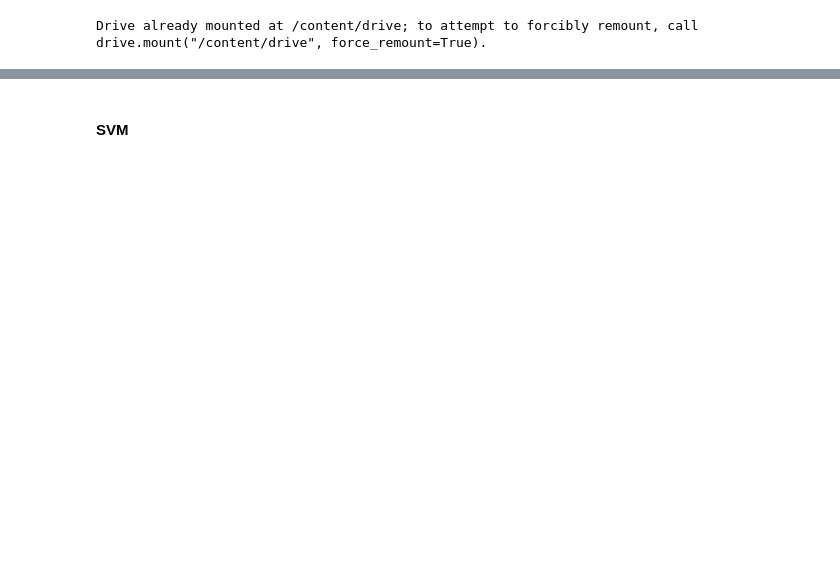
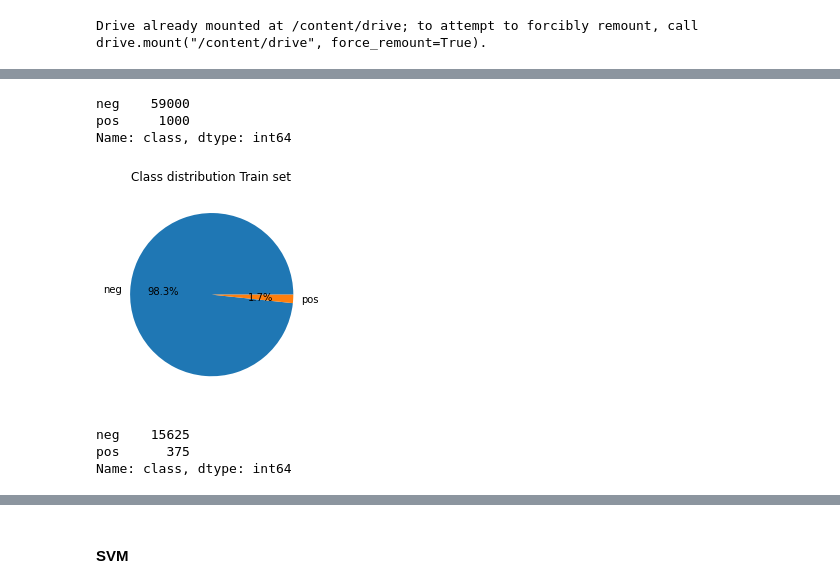
Before and after one commit to FranciscaAlliende/APS-Failure-at-Scania-Trucks, a Jupyter notebook: ScaniaTrucks.ipynb, the cells around one changed output, grey strips where cells are left out. Cells and saved outputs as stored; diff of their text form; code cells hidden in the pictures; blank space fills up the shorter version.

```diff
--- a/ScaniaTrucks.ipynb
+++ b/ScaniaTrucks.ipynb
@@ -41,0 +65,28 @@ test = pd.read_csv('/content/drive/My Drive/Colab Notebooks/aps_failure_test_set
+# %%
+classes_train = train["class"].value_counts()
+classes_train
+# %% [output]
+neg    59000
+pos     1000
+Name: class, dtype: int64
+# %%
+labels = 'neg', 'pos'
+sizes = [list(classes_train)[0], list(classes_train)[1]]
+
+fig = plt.figure(figsize=(5,3))
+ax = fig.add_axes((0,0,.5,1))
+ax.pie(sizes, labels=labels, autopct='%1.1f%%')
+ax.axis('equal')
+
+plt.title('Class distribution Train set')
+
+plt.show()
+# %% [output]
+[figure, added]
+# %%
+classes_test = test["class"].value_counts()
+classes_test
+# %% [output]
+neg    15625
+pos      375
+Name: class, dtype: int64
```
Also changed, not shown: parts of 40 cells of this notebook.
